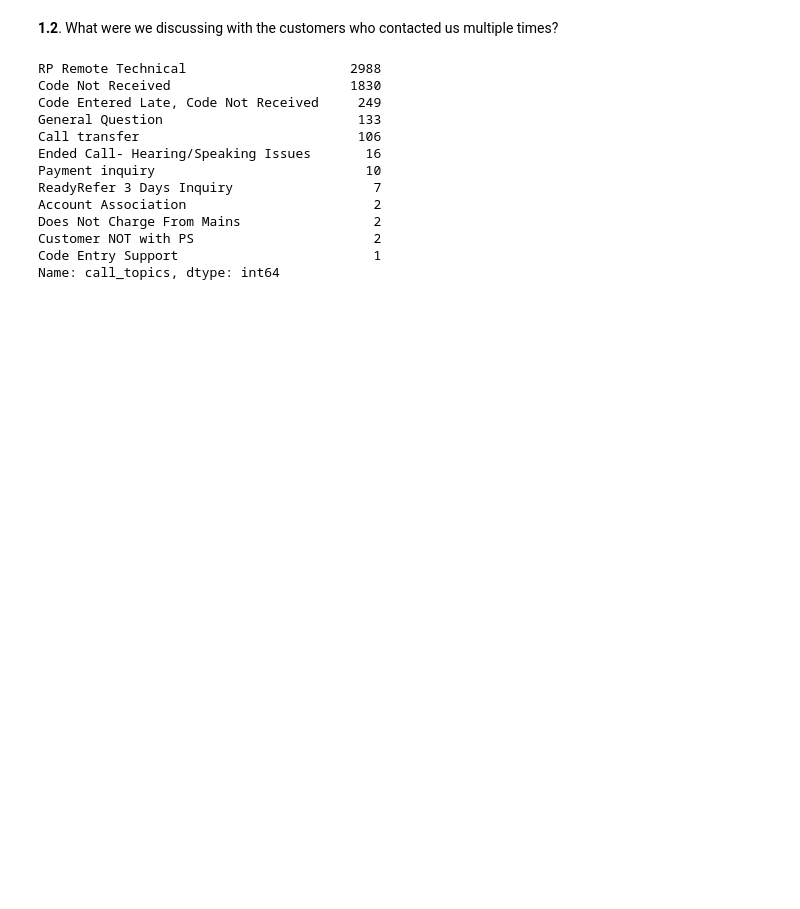
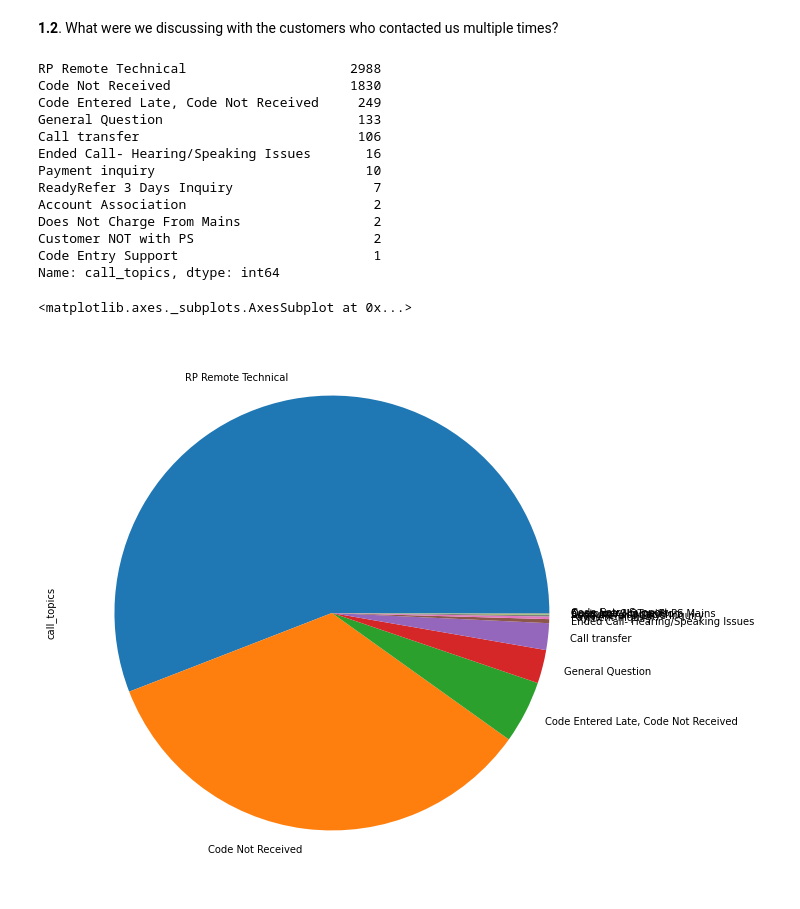
Before and after one commit to AtamaZack/call-center-app, a Jupyter notebook: data_analyzer.ipynb, the cells around one changed output. Drawn from its saved outputs; the diff is of its cells as text; code cells hidden in the pictures; blank space fills up the shorter version.

```diff
--- a/data_analyzer.ipynb
+++ b/data_analyzer.ipynb
@@ -92,4 +88,10 @@ Does Not Charge From Mains                 2
 Customer NOT with PS                       2
 Code Entry Support                         1
 Name: call_topics, dtype: int64
+# %%
+# A Pie chart to show call topics discussed
+frequent_callers.call_topics.value_counts().plot(kind='pie', figsize=(10, 10))
+# %% [output]
+<matplotlib.axes._subplots.AxesSubplot at 0x...>
+[figure, added]
 # %%
```
Also changed, not shown: parts of 31 cells of this notebook, 2 other files.
